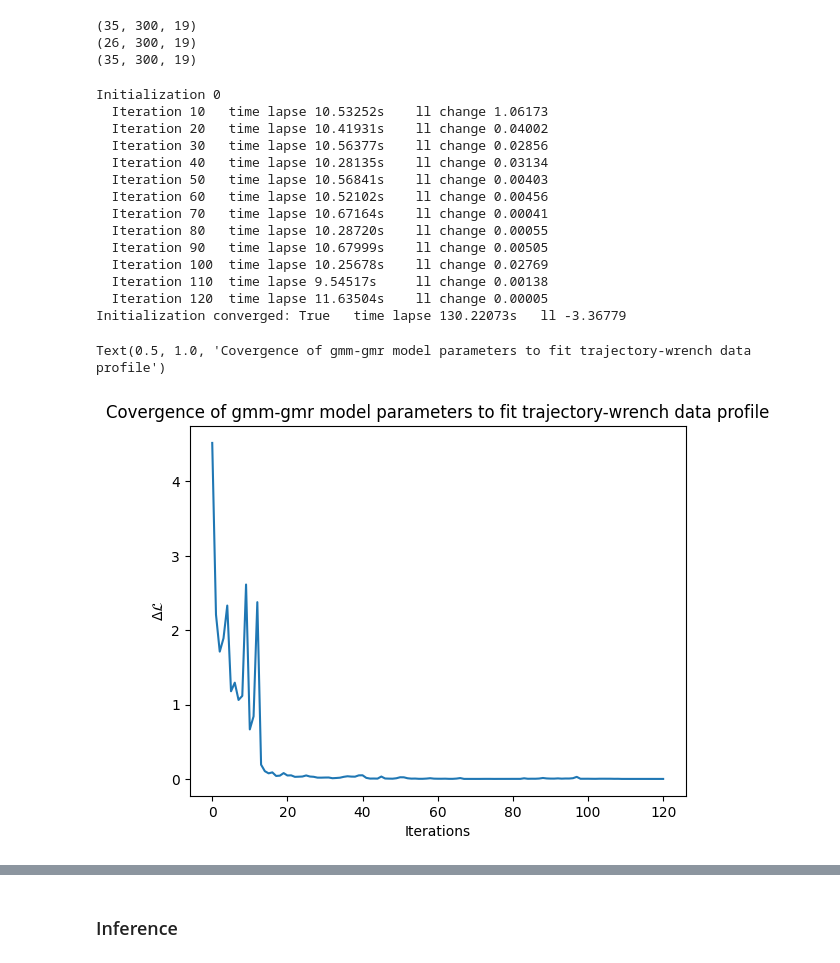
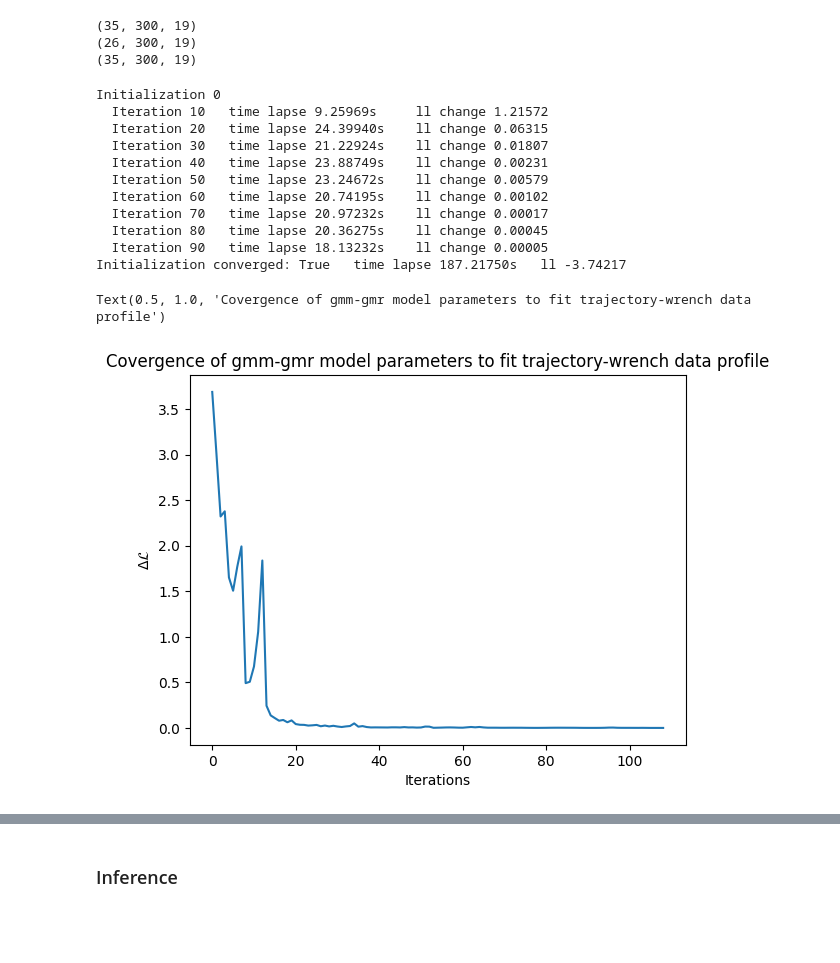
Before and after one commit to waddah27/GMR-Analysis, a Jupyter notebook: gmr_analysis 2conds.ipynb, the cells around one changed output, grey strips where cells are left out. Drawn from its saved outputs; the diff is of its cells as text; code cells hidden in the pictures; blank space fills up the shorter version.

```diff
--- a/gmr_analysis 2conds.ipynb
+++ b/gmr_analysis 2conds.ipynb
@@ -174,7 +174,7 @@ from gmr.utils import check_random_state
 from bgmm_extended import BGMM
 from gmm_extended import GMM_EXTENDED
 
-random_state = check_random_state(0)
+random_state = check_random_state(42)
 n_components = 50
 tol=1e-5
 max_iter = 1000
@@ -196,24 +196,21 @@ initial_covs = covariance_initialization(X_train, n_components)
 bgmm = GMM_EXTENDED(n_components=n_components, max_iter=max_iter, verbose=2,tol=tol, init_params='k-means++').fit(X_train)
 # %% [output]
 Initialization 0
-  Iteration 10   time lapse 10.53252s    ll change 1.06173
-  Iteration 20   time lapse 10.41931s    ll change 0.04002
-  Iteration 30   time lapse 10.56377s    ll change 0.02856
-  Iteration 40   time lapse 10.28135s    ll change 0.03134
-  Iteration 50   time lapse 10.56841s    ll change 0.00403
-  Iteration 60   time lapse 10.52102s    ll change 0.00456
-  Iteration 70   time lapse 10.67164s    ll change 0.00041
-  Iteration 80   time lapse 10.28720s    ll change 0.00055
-  Iteration 90   time lapse 10.67999s    ll change 0.00505
-  Iteration 100  time lapse 10.25678s    ll change 0.02769
-  Iteration 110  time lapse 9.54517s     ll change 0.00138
-  Iteration 120  time lapse 11.63504s    ll change 0.00005
-Initialization converged: True   time lapse 130.22073s   ll -3.36779
+  Iteration 10   time lapse 9.25969s     ll change 1.21572
+  Iteration 20   time lapse 24.39940s    ll change 0.06315
+  Iteration 30   time lapse 21.22924s    ll change 0.01807
+  Iteration 40   time lapse 23.88749s    ll change 0.00231
+  Iteration 50   time lapse 23.24672s    ll change 0.00579
+  Iteration 60   time lapse 20.74195s    ll change 0.00102
+  Iteration 70   time lapse 20.97232s    ll change 0.00017
+  Iteration 80   time lapse 20.36275s    ll change 0.00045
+  Iteration 90   time lapse 18.13232s    ll change 0.00005
+Initialization converged: True   time lapse 187.21750s   ll -3.74217
 # %%
-plt.plot(bgmm.history[2:])
+plt.plot(bgmm.dlog_history[2:])
 plt.xlabel('Iterations')
 plt.ylabel('$\Delta \mathcal{L}$')
 plt.title('Covergence of gmm-gmr model parameters to fit trajectory-wrench data profile')
 # %% [output]
 Text(0.5, 1.0, 'Covergence of gmm-gmr model parameters to fit trajectory-wrench data profile')
-[figure, old version]
+[figure, new version]
```
Also changed, not shown: parts of 12 cells of this notebook, 13 other files.
